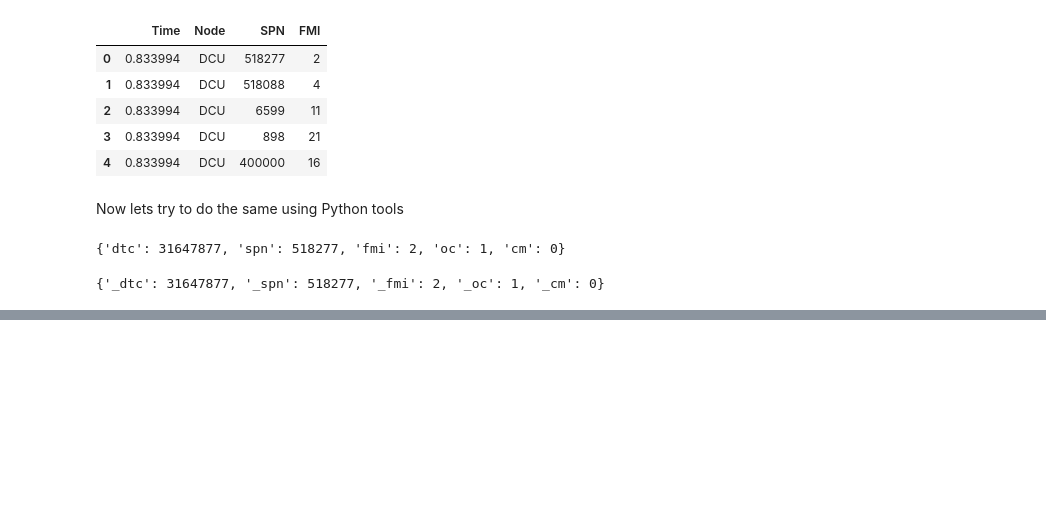
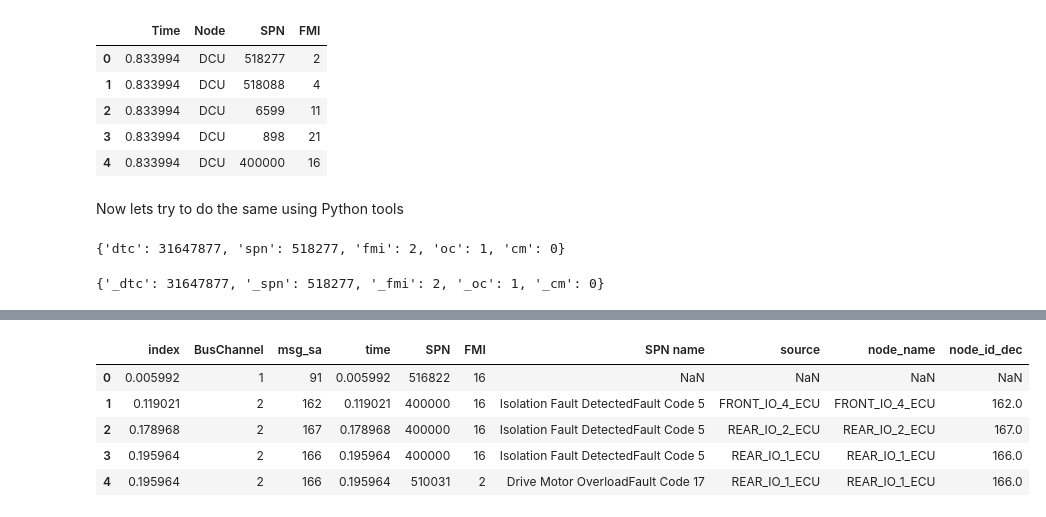
Before and after one commit to huanmel/can_log_utils, a Jupyter notebook: ex_MDF_parse_J1939_DM01_DTC_FMI.ipynb, the cells around one changed output, grey strips where cells are left out. Cells and saved outputs as stored; diff of their text form; code cells hidden in the pictures; blank space fills up the shorter version.

```diff
--- a/ex_MDF_parse_J1939_DM01_DTC_FMI.ipynb
+++ b/ex_MDF_parse_J1939_DM01_DTC_FMI.ipynb
@@ -207,2 +205,25 @@ Looks the same as from vector.
 
 Next - try to parse all data from log in table format
+# %%
+#  now process all dtc
+DTCs=['DTC1','DTC2','DTC3','DTC4','DTC5']
+dm01_df1=mdf1_tr_cb[(mdf1_tr_cb.msg_pgn==target_msg_pgn['DM01'])]
+cols2add=['BusChannel','msg_sa']
+L=[]
+for idx, row in dm01_df1.iterrows():
+    info=row['DataBytes']
+    info=bytes(info)
+    DM01_decoded_signals = DM01_CAN_message.decode(info,allow_truncated=True)
+    for DTC_name in DTCs:
+        if DTC_name not in DM01_decoded_signals:
+            continue
+        DTC=utls.decode_dtc(DM01_decoded_signals[DTC_name])
+        DTC_row=row[cols2add]
+        DTC_row['time']=idx
+        DTC_row['SPN']=DTC['spn']
+        DTC_row['FMI']=DTC['fmi']
+        L.append(DTC_row)
+
+DTC_df=pd.DataFrame(L)
+DTC_df.reset_index(inplace=True)
+DTC_df.head();
@@ -208,0 +240,7 @@ Next - try to parse all data from log in table format
+# %%
+DTC_db_df=pd.read_csv(r'input\DTC_SPN_FMI_db.csv')
+ECU_db_df=pd.read_csv(r'input\ECU_NAMES.csv')
+# %%
+#  extend spn table with source address
+DTC_db_df=DTC_db_df.merge(ECU_db_df,how='left',left_on='source',right_on='node_name')
+DTC_db_df.head();
@@ -208,0 +254,11 @@ Next - try to parse all data from log in table format
+# %%
+#  extend DTC table from can trace with spn names
+DTC_df=DTC_df.merge(DTC_db_df,how='left',left_on=['msg_sa','SPN','FMI'],right_on=['node_id_dec','SPN','FMI'])
+DTC_df.head();
+# %% [output]
+|  | index | BusChannel | msg_sa | time | SPN | FMI | SPN name | source | node_name | node_id_dec |
+| 0 | 0.005992 | 1 | 91 | 0.005992 | 516822 | 16 | NaN | NaN | NaN | NaN |
+| 1 | 0.119021 | 2 | 162 | 0.119021 | 400000 | 16 | Isolation Fault DetectedFault Code 5 | FRONT_IO_4_ECU | FRONT_IO_4_ECU | 162.0 |
+| 2 | 0.178968 | 2 | 167 | 0.178968 | 400000 | 16 | Isolation Fault DetectedFault Code 5 | REAR_IO_2_ECU | REAR_IO_2_ECU | 167.0 |
+| 3 | 0.195964 | 2 | 166 | 0.195964 | 400000 | 16 | Isolation Fault DetectedFault Code 5 | REAR_IO_1_ECU | REAR_IO_1_ECU | 166.0 |
+| 4 | 0.195964 | 2 | 166 | 0.195964 | 510031 | 2 | Drive Motor OverloadFault Code 17 | REAR_IO_1_ECU | REAR_IO_1_ECU | 166.0 |
```
Also changed, not shown: parts of 10 cells of this notebook, 4 other files.
